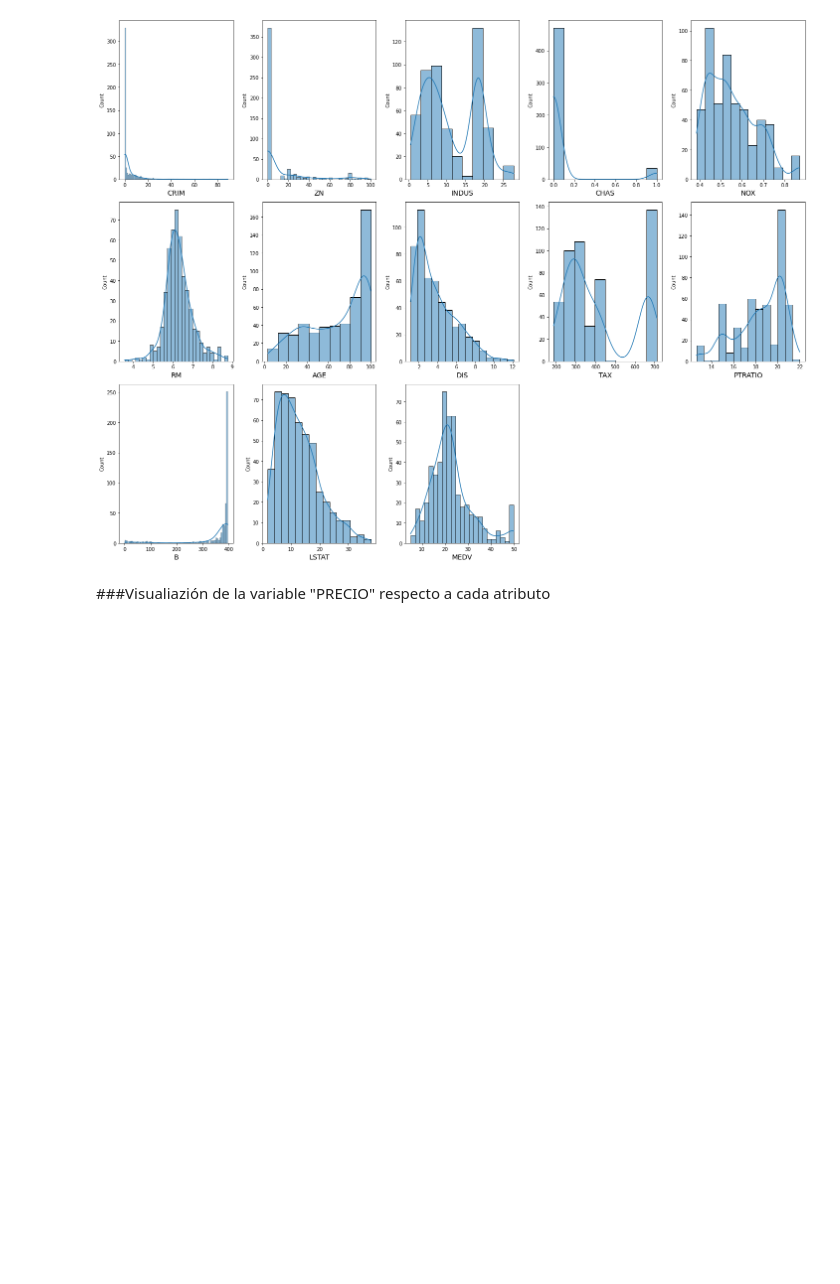
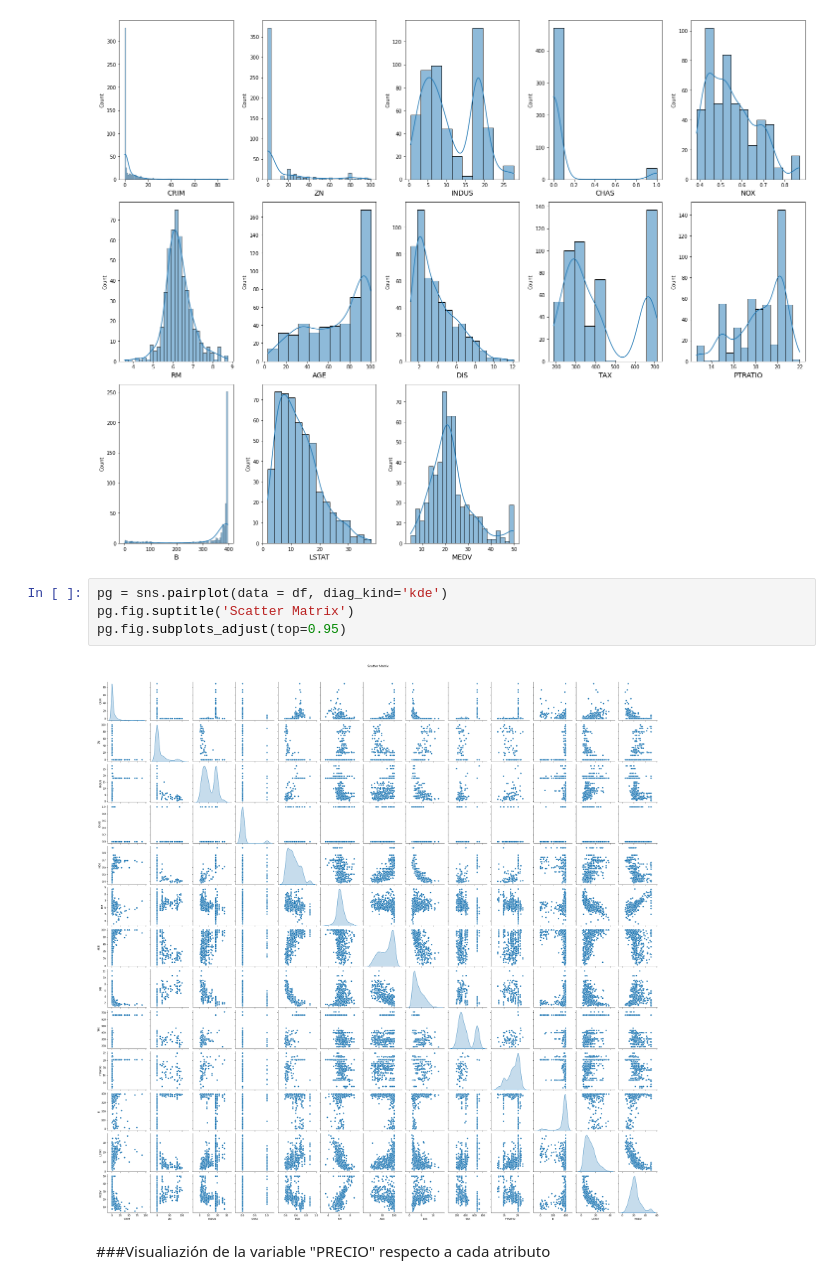
Before and after one commit to RonnyGuevara/Machine-Learning, a Jupyter notebook: TP6/TP6_ML.ipynb, the cells around one changed output. Saved outputs shown, nothing was run; the diff lists cells and outputs as text; blank space fills up the shorter version.

```diff
--- a/TP6/TP6_ML.ipynb
+++ b/TP6/TP6_ML.ipynb
@@ -214,6 +215,12 @@ plt.tight_layout()
 plt.show()
 # %% [output]
 [figure]
+# %%
+pg = sns.pairplot(data = df, diag_kind='kde')
+pg.fig.suptitle('Scatter Matrix')
+pg.fig.subplots_adjust(top=0.95)
+# %% [output]
+[figure, added]
 # %% [markdown]
 ###Visualiazión de la variable "PRECIO" respecto a cada atributo
 # %%
```
Also changed, not shown: parts of 22 cells of this notebook.
